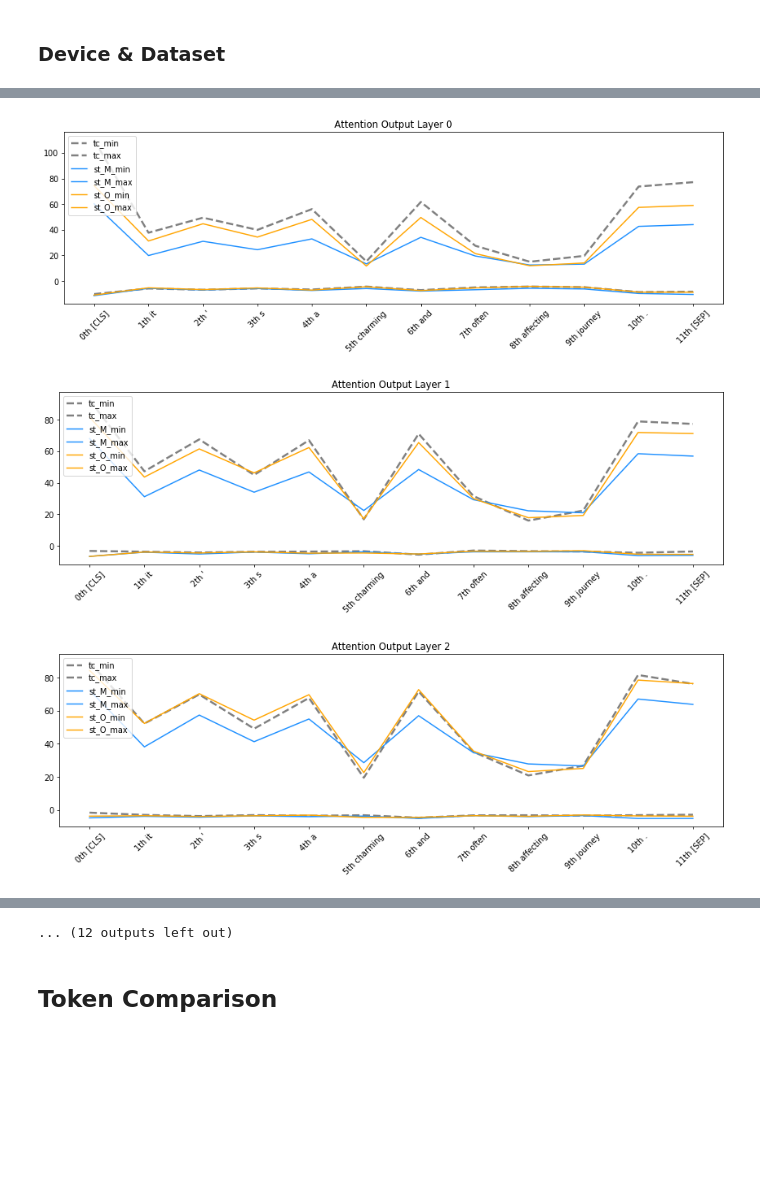
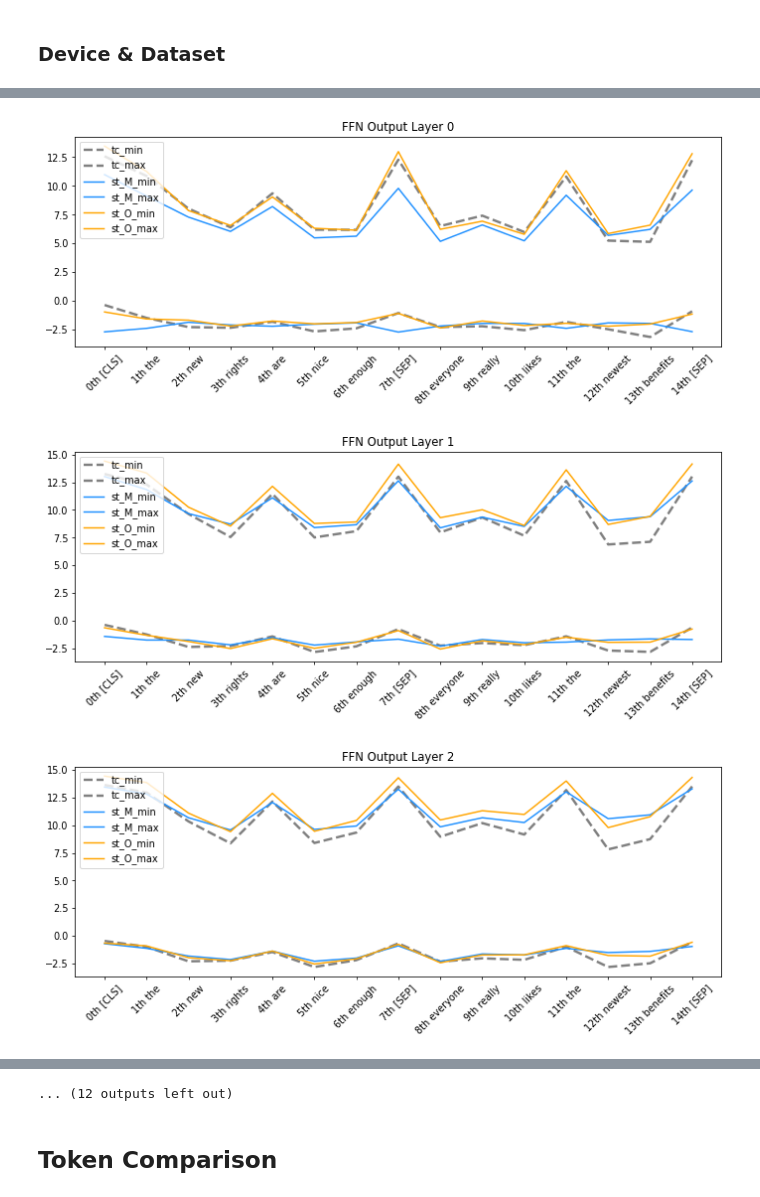
Before and after one commit to MarsJacobs/kd-qat-large-enc, a Jupyter notebook: Context_LN_Analysis.ipynb, the cells around one changed output, grey strips where cells are left out. Drawn from its saved outputs; the diff is of its cells as text; code cells hidden in the pictures; blank space fills up the shorter version.

Commit message:
log output loss

```diff
--- a/Context_LN_Analysis.ipynb
+++ b/Context_LN_Analysis.ipynb
@@ -137,7 +137,7 @@ default_params = {
         "rte": {"max_seq_length": 128,"batch_size":1,"eval_step": 20}
     }
 # %%
-task_name = "rte"
+task_name = "mnli"
 bert_size = "large"
 
 if bert_size == "large":
@@ -329,19 +327,23 @@ for st_model_name in model_list:
     for l in range(layer_num):
         tc_attn_context, tc_attn_output, tc_value_vector, tc_sa_output = teacher_zip[l]
         st_attn_context, st_attn_output, st_value_vector, st_sa_output = student_zip[l]
-        st_ffn_output = student_reps[l]
-        tc_ffn_output = teacher_reps[l]
+        st_ffn_output = student_reps[l+1]
+        tc_ffn_output = teacher_reps[l+1]
+
+        tc_output = tc_ffn_output
+        st_output = st_ffn_output
+
         for token in range(len(tokens)):
             if model_num == 0:
-                mag_dict[f"tc_min_{l}"].append(tc_attn_output[0,token,:].min().item())
-                mag_dict[f"tc_max_{l}"].append(tc_attn_output[0,token,:].max().item())
-                mag_dict[f"tc_mean_{l}"].append(tc_attn_output[0,token,:].mean().item())
-                mag_dict[f"tc_std_{l}"].append(tc_attn_output[0,token,:].std().item())
+                mag_dict[f"tc_min_{l}"].append(tc_output[0,token,:].min().item())
+                mag_dict[f"tc_max_{l}"].append(tc_output[0,token,:].max().item())
+                mag_dict[f"tc_mean_{l}"].append(tc_output[0,token,:].mean().item())
+                mag_dict[f"tc_std_{l}"].append(tc_output[0,token,:].std().item())
 
-            mag_dict[f"{model_num}_min_{l}"].append(st_attn_output[0,token,:].min().item())
-            mag_dict[f"{model_num}_max_{l}"].append(st_attn_output[0,token,:].max().item())
-            mag_dict[f"{model_num}_mean_{l}"].append(st_attn_output[0,token,:].mean().item())
-            mag_dict[f"{model_num}_std_{l}"].append(st_attn_output[0,token,:].std().item())
+            mag_dict[f"{model_num}_min_{l}"].append(st_output[0,token,:].min().item())
+            mag_dict[f"{model_num}_max_{l}"].append(st_output[0,token,:].max().item())
+            mag_dict[f"{model_num}_mean_{l}"].append(st_output[0,token,:].mean().item())
+            mag_dict[f"{model_num}_std_{l}"].append(st_output[0,token,:].std().item())
 
     model_num += 1
 # %% [output]
@@ -359,25 +361,25 @@ for st_model_name in model_list:
 # %%
 model_num = 0
 for l in range(layer_num):
-    fig, ax = plt.subplots(1, 1, figsize=(15, 4), dpi=70)
+    fig, ax = plt.subplots(1, 1, figsize=(12, 4), dpi=70)
     ax.plot(tokens, mag_dict[f"tc_min_{l}"], label="tc_min", color="gray", linewidth=2.5, linestyle="--")
     ax.plot(tokens, mag_dict[f"tc_max_{l}"], label="tc_max", color="gray", linewidth=2.5, linestyle="--")
     # ax.plot(tokens, mag_dict[f"tc_mean_{l}"], label="tc_mean", color="r")
 
     ax.plot(tokens, mag_dict[f"0_min_{l}"], label="st_M_min", color="dodgerblue")
     ax.plot(tokens, mag_dict[f"0_max_{l}"], label="st_M_max", color="dodgerblue")
 
     ax.plot(tokens, mag_dict[f"1_min_{l}"], label="st_O_min", color="orange")
     ax.plot(tokens, mag_dict[f"1_max_{l}"], label="st_O_max", color="orange")
 
     # ax.plot(tokens, mag_dict[f"2_min_{l}"], label="st_I_O_min", color="r", linestyle="-.")
     # ax.plot(tokens, mag_dict[f"2_max_{l}"], label="st_I_O_max", color="r", linestyle="-.")
     # ax.plot(tokens, mag_dict[f"{model_num}_mean_{l}"], label="st_mean", color="dodgerblue")
-    ax.set_title(f"Attention Output Layer {l}")
+    ax.set_title(f"FFN Output Layer {l}")
     ax.legend(loc=2)
     plt.xticks(rotation=45)
     plt.show()
 # %% [output]
-[figure, old version]
+[figure, new version]
-[figure, old version]
+[figure, new version]
-[figure, old version]
+[figure, new version]
```
Also changed, not shown: parts of 3 cells of this notebook, 1 other file.
